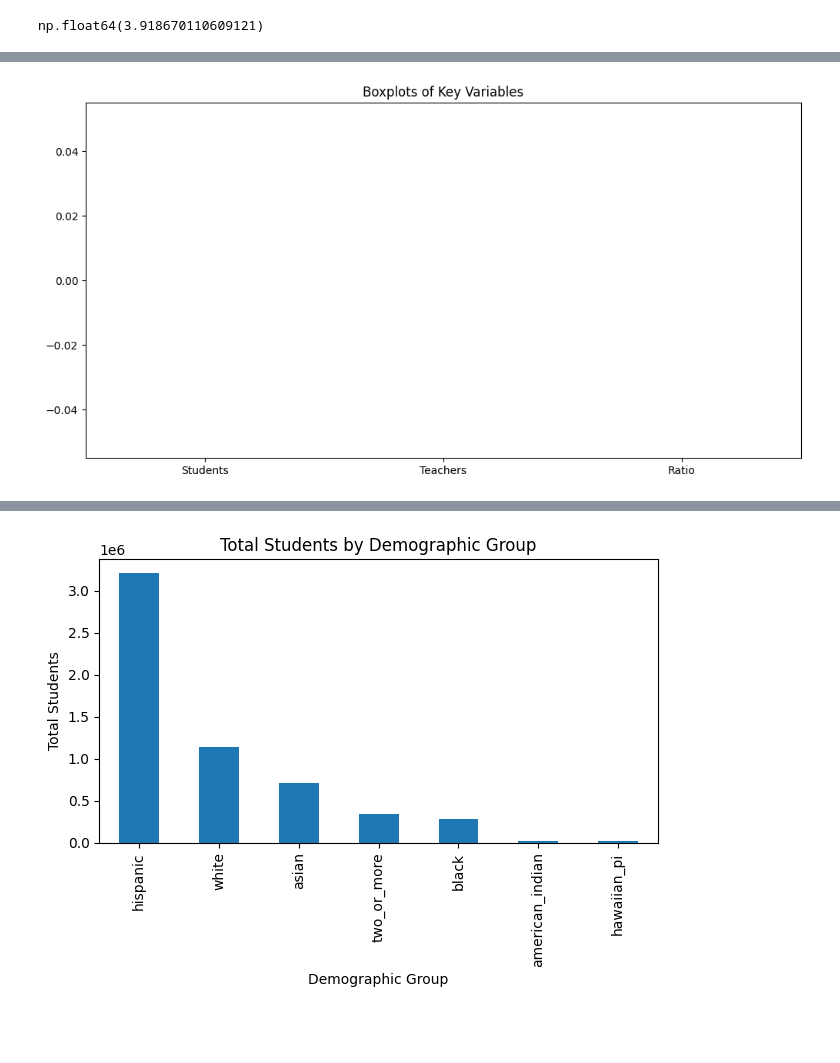
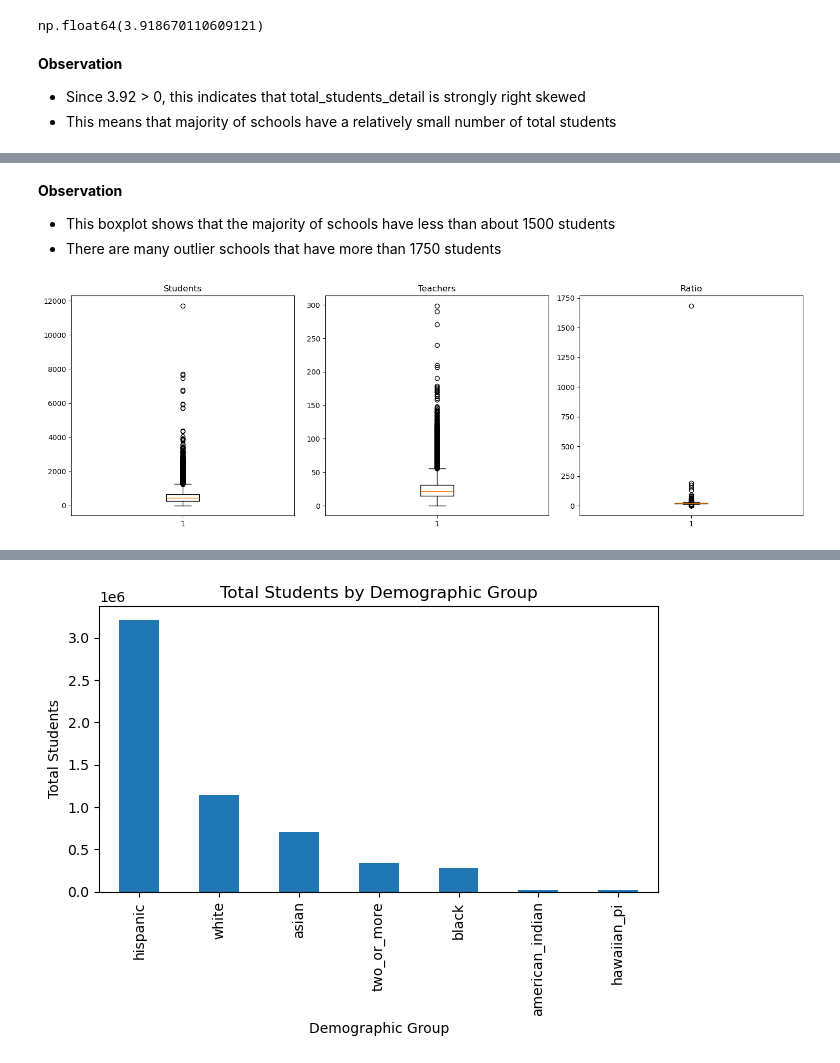
Before and after one commit to rodney-hong/eds-6340-project, a Jupyter notebook: Team 4_Midterm Project.ipynb, the cells around one changed output, grey strips where cells are left out. Cells and saved outputs as stored; diff of their text form; code cells hidden in the pictures; blank space fills up the shorter version.

Commit message:
formatting, sectioning, observations

```diff
--- a/Team 4_Midterm Project.ipynb
+++ b/Team 4_Midterm Project.ipynb
@@ -1370,6 +1375,10 @@ plt.show()
 df['total_students_detail'].skew()
 # %% [output]
 np.float64(3.918670110609121)
+# %% [markdown]
+**Observation**
+- Since 3.92 > 0, this indicates that total_students_detail is strongly right skewed
+- This means that majority of schools have a relatively small number of total students
 # %%
 # Outliers
 plt.figure(figsize = (8,5))
@@ -1379,21 +1388,20 @@ plt.ylabel('Number of Students')
 plt.show()
 # %% [output]
 [figure]
+# %% [markdown]
+**Observation**
+- This boxplot shows that the majority of schools have less than about 1500 students
+- There are many outlier schools that have more than 1750 students
 # %%
 # Multiple Boxplots
-plt.figure(figsize = (12,6))
-
-data = [
-    df['total_students_detail'],
-    df['total_teachers_fte'],
-    df['student_teacher_ratio'],
-]
-
-plt.boxplot(data)
-
-plt.xticks([1,2,3], ['Students','Teachers','Ratio'])
-
-plt.title('Boxplots of Key Variables')
+fig, axes = plt.subplots(1, 3, figsize=(15, 5))
+axes[0].boxplot(df['total_students_detail'].dropna())
+axes[1].boxplot(df['total_teachers_fte'].dropna())
+axes[2].boxplot(df['student_teacher_ratio'].dropna())
+axes[0].set_title('Students')
+axes[1].set_title('Teachers')
+axes[2].set_title('Ratio')
+plt.tight_layout()
 plt.show()
 # %% [output]
-[figure, old version]
+[figure, new version]
```
Also changed, not shown: parts of 26 cells of this notebook.
